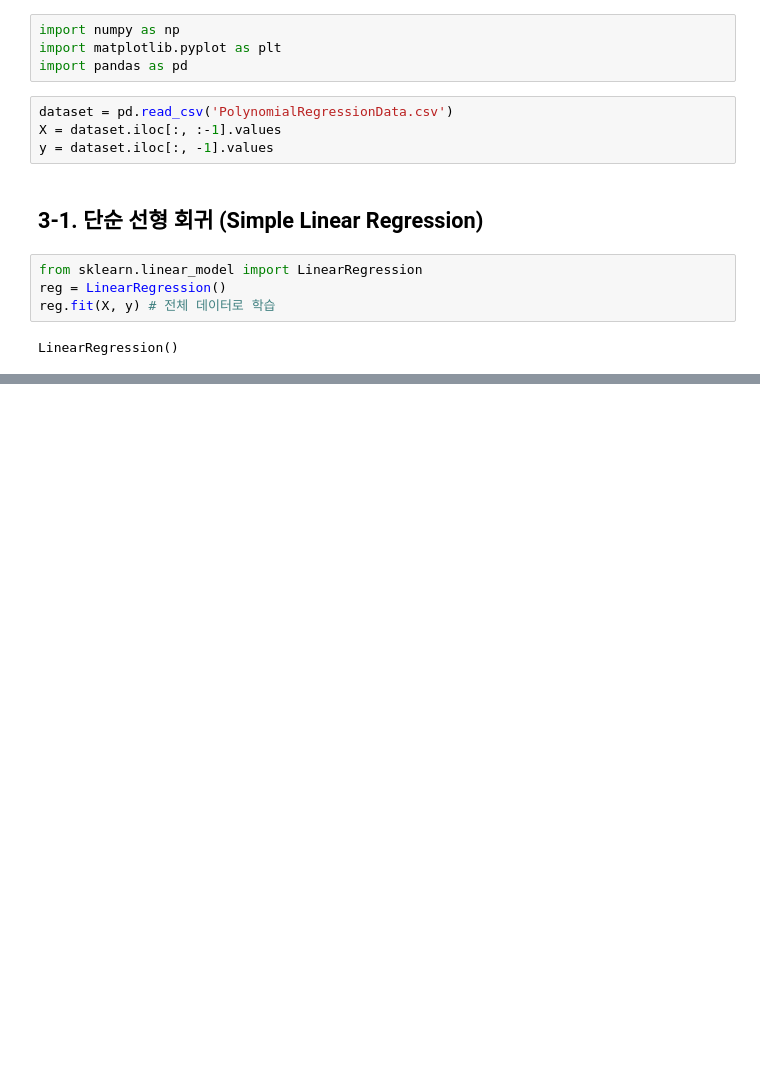
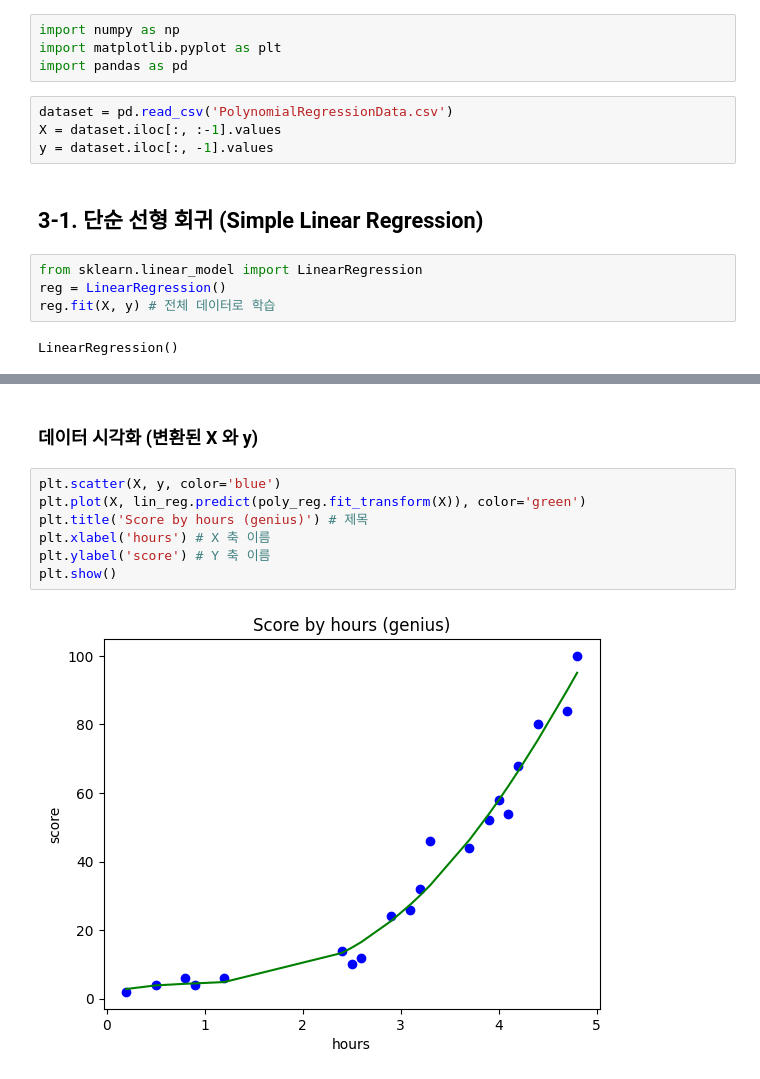
Before and after one commit to krkoknj/ml-study, a Jupyter notebook: pythonML/ScikitLearn/Polynomial Regression.ipynb, the cells around one changed output, grey strips where cells are left out. Saved outputs shown, nothing was run; the diff lists cells and outputs as text; blank space fills up the shorter version.

```diff
--- a/pythonML/ScikitLearn/Polynomial Regression.ipynb
+++ b/pythonML/ScikitLearn/Polynomial Regression.ipynb
@@ -20,0 +66,11 @@ LinearRegression()
+# %% [markdown]
+### 데이터 시각화 (변환된 X 와 y)
+# %%
+plt.scatter(X, y, color='blue')
+plt.plot(X, lin_reg.predict(poly_reg.fit_transform(X)), color='green')
+plt.title('Score by hours (genius)') # 제목
+plt.xlabel('hours') # X 축 이름
+plt.ylabel('score') # Y 축 이름
+plt.show()
+# %% [output]
+[figure, added]
```
Also changed, not shown: parts of 19 cells of this notebook, 5 other files.
